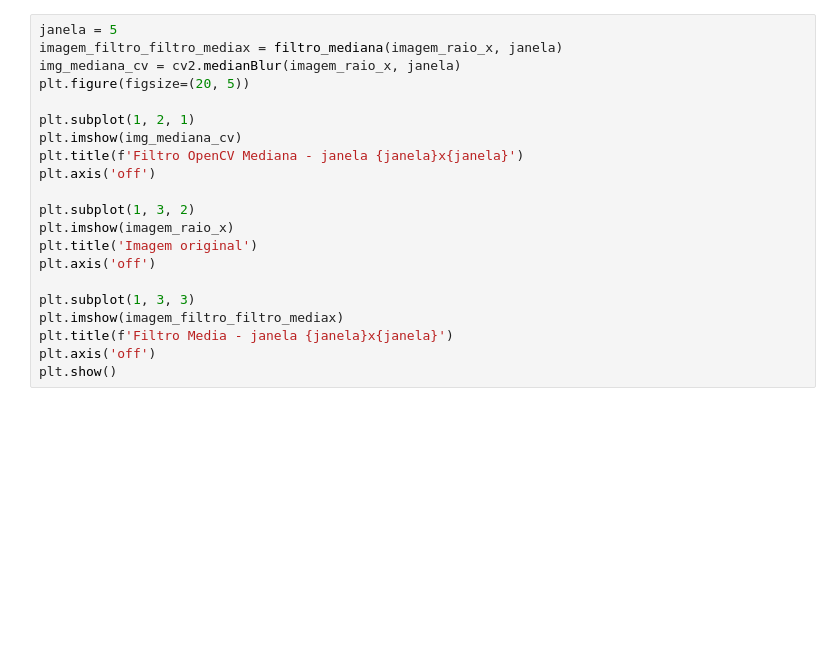
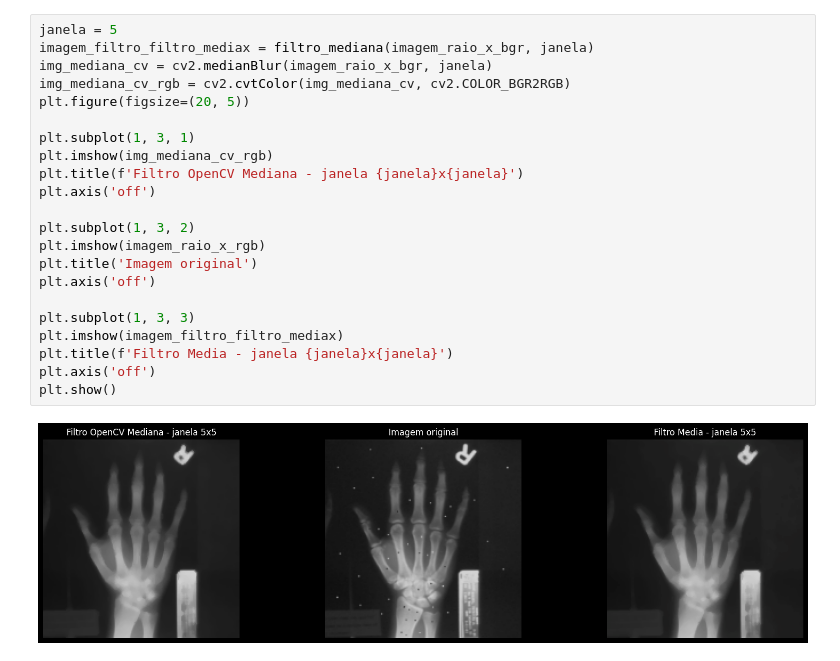
Before and after one commit to Renef13/Atividade_3_PI, a Jupyter notebook: filtros_media_mediana.ipynb, the cells around one changed output. Cells and saved outputs as stored; diff of their text form; blank space fills up the shorter version.

```diff
--- a/filtros_media_mediana.ipynb
+++ b/filtros_media_mediana.ipynb
@@ -56,21 +63,24 @@ plt.show()
 # %%
 janela = 5
-imagem_filtro_filtro_mediax = filtro_mediana(imagem_raio_x, janela)
-img_mediana_cv = cv2.medianBlur(imagem_raio_x, janela)
+imagem_filtro_filtro_mediax = filtro_mediana(imagem_raio_x_bgr, janela)
+img_mediana_cv = cv2.medianBlur(imagem_raio_x_bgr, janela)
+img_mediana_cv_rgb = cv2.cvtColor(img_mediana_cv, cv2.COLOR_BGR2RGB)
 plt.figure(figsize=(20, 5))
 
-plt.subplot(1, 2, 1)
-plt.imshow(img_mediana_cv)
+plt.subplot(1, 3, 1)
+plt.imshow(img_mediana_cv_rgb)
 plt.title(f'Filtro OpenCV Mediana - janela {janela}x{janela}')
 plt.axis('off')
 
 plt.subplot(1, 3, 2)
-plt.imshow(imagem_raio_x)
+plt.imshow(imagem_raio_x_rgb)
 plt.title('Imagem original')
 plt.axis('off')
 
 plt.subplot(1, 3, 3)
 plt.imshow(imagem_filtro_filtro_mediax)
 plt.title(f'Filtro Media - janela {janela}x{janela}')
 plt.axis('off')
 plt.show()
+# %% [output]
+[figure, added]
```
Also changed, not shown: parts of 4 cells of this notebook, 1 other file.
